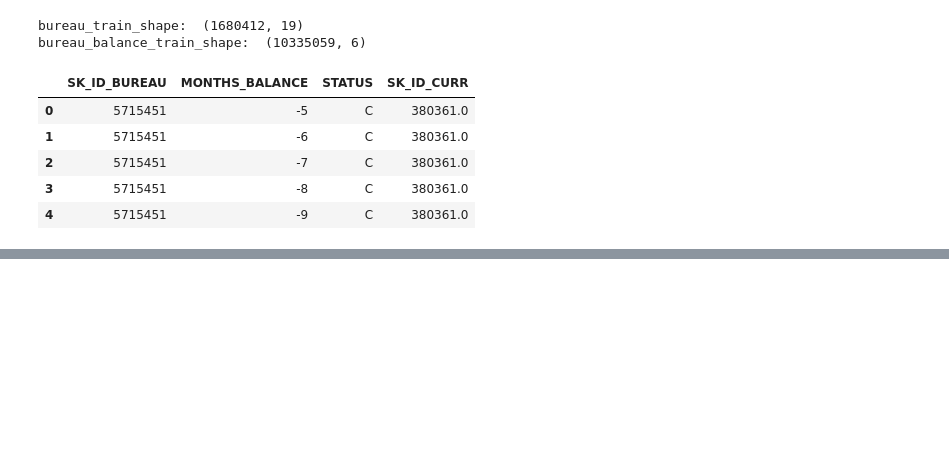
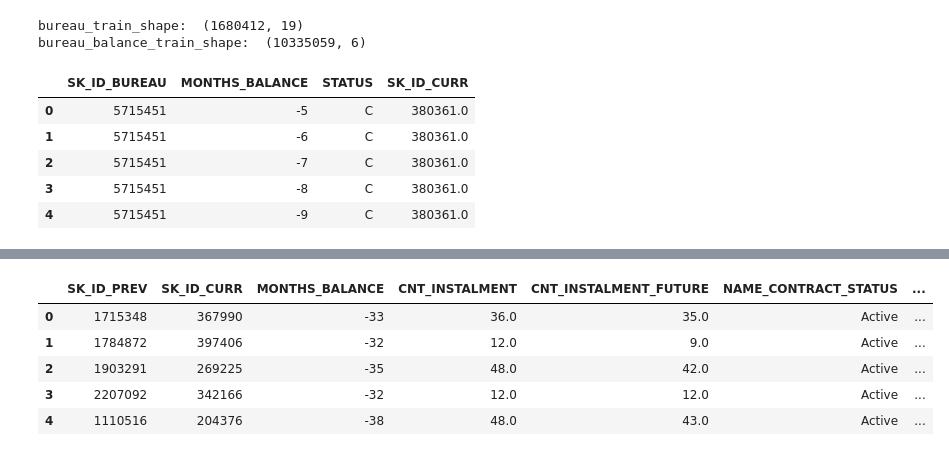
Before and after one commit to jaykim-asset/Project, a Jupyter notebook: home_credit/Merging_Test_Data_Via_MYSQL.ipynb, the cells around one changed output, grey strips where cells are left out. Cells and saved outputs as stored; diff of their text form; code cells hidden in the pictures; blank space fills up the shorter version.

```diff
--- a/home_credit/Merging_Test_Data_Via_MYSQL.ipynb
+++ b/home_credit/Merging_Test_Data_Via_MYSQL.ipynb
@@ -69,0 +80,9 @@ bureau_balance_train.head()
+# %%
+pos_cash_train.head()
+# %% [output]
+|  | SK_ID_PREV | SK_ID_CURR | MONTHS_BALANCE | CNT_INSTALMENT | CNT_INSTALMENT_FUTURE | NAME_CONTRACT_STATUS | ... |
+| 0 | 1715348 | 367990 | -33 | 36.0 | 35.0 | Active | ... |
+| 1 | 1784872 | 397406 | -32 | 12.0 | 9.0 | Active | ... |
+| 2 | 1903291 | 269225 | -35 | 48.0 | 42.0 | Active | ... |
+| 3 | 2207092 | 342166 | -32 | 12.0 | 12.0 | Active | ... |
+| 4 | 1110516 | 204376 | -38 | 48.0 | 43.0 | Active | ... |
```
Also changed, not shown: parts of 16 cells of this notebook.
